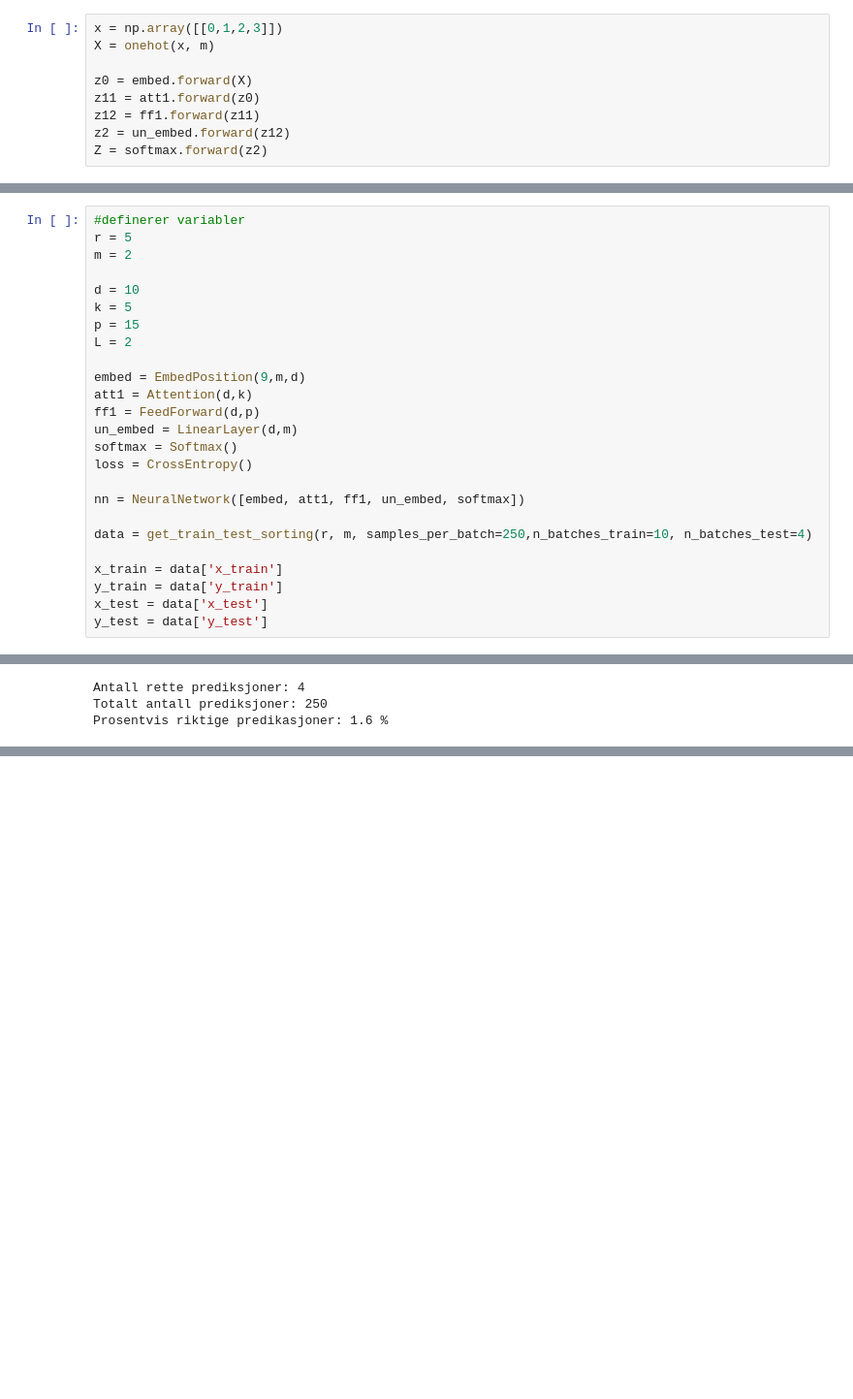
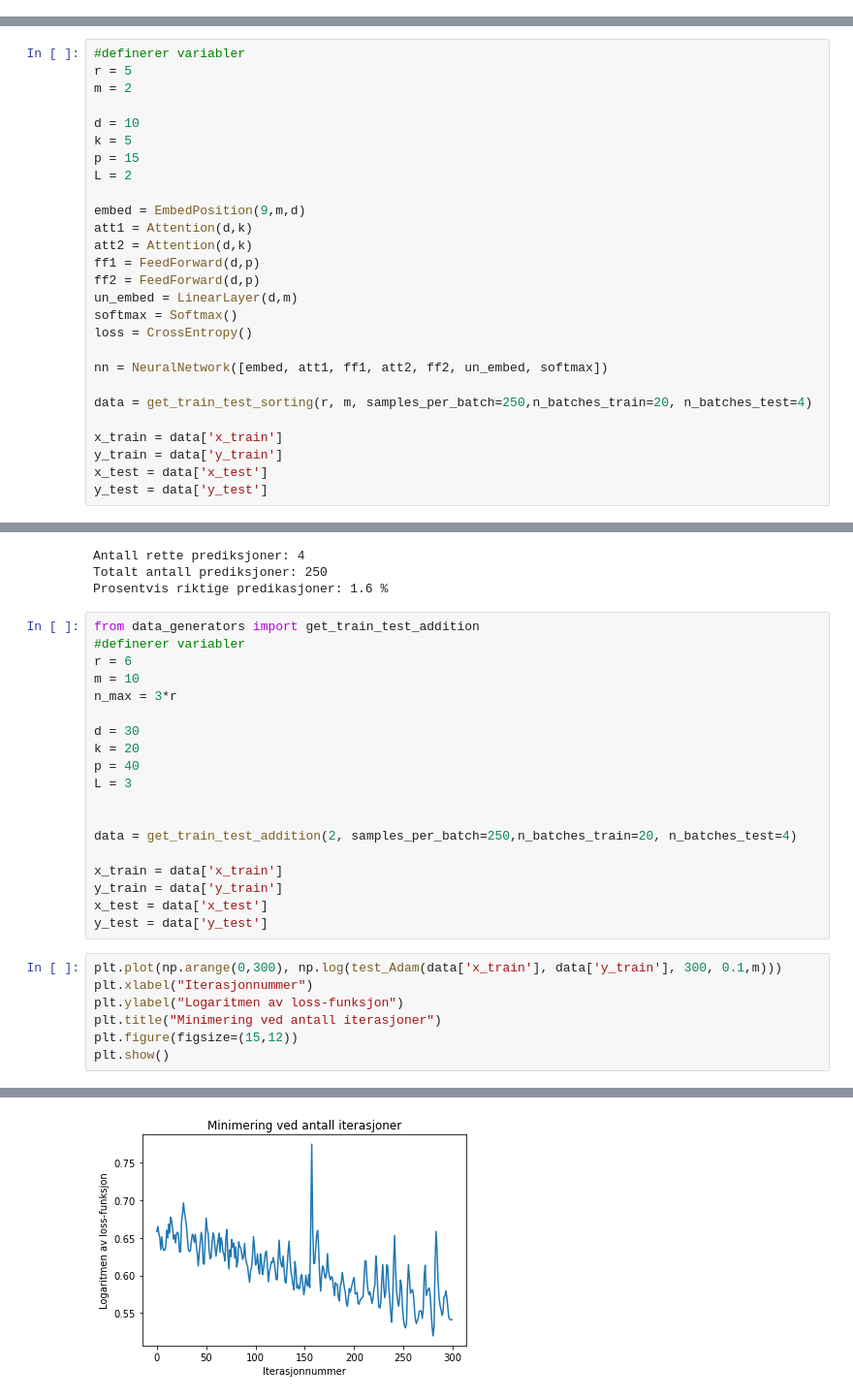
Before and after one commit to Namreh/TMA4320-Prosjekt-2, a Jupyter notebook: Prosjekt.ipynb, the cells around one changed output, grey strips where cells are left out. Shown at 97% size. Cells and saved outputs as stored; diff of their text form; blank space fills up the shorter version.

```diff
--- a/Prosjekt.ipynb
+++ b/Prosjekt.ipynb
@@ -18,12 +18,3 @@ from data_generators import get_train_test_sorting
 import matplotlib.pyplot as plt
 # %% [markdown]
 For å teste om lagene vi har implementert fungerer, kan vi manuelt kjøre gjennom algoritmen. Vi starter med å initalisere lagene til det nevrale nettverk.
-# %%
-x = np.array([[0,1,2,3]])
-X = onehot(x, m)
-
-z0 = embed.forward(X)
-z11 = att1.forward(z0)
-z12 = ff1.forward(z11)
-z2 = un_embed.forward(z12)
-Z = softmax.forward(z2)
@@ -64,14 +32,16 @@ L = 2
 
 embed = EmbedPosition(9,m,d)
 att1 = Attention(d,k)
+att2 = Attention(d,k)
 ff1 = FeedForward(d,p)
+ff2 = FeedForward(d,p)
 un_embed = LinearLayer(d,m)
 softmax = Softmax()
 loss = CrossEntropy()
 
-nn = NeuralNetwork([embed, att1, ff1, un_embed, softmax])
+nn = NeuralNetwork([embed, att1, ff1, att2, ff2, un_embed, softmax])
 
-data = get_train_test_sorting(r, m, samples_per_batch=250,n_batches_train=10, n_batches_test=4)
+data = get_train_test_sorting(r, m, samples_per_batch=250,n_batches_train=20, n_batches_test=4)
 
 x_train = data['x_train']
 y_train = data['y_train']
@@ -236,3 +190,30 @@ print("Prosentvis riktige predikasjoner:", (correct_predictions/y_pred.shape[1])
 Antall rette prediksjoner: 4
 Totalt antall prediksjoner: 250
 Prosentvis riktige predikasjoner: 1.6 %
+# %%
+from data_generators import get_train_test_addition
+#definerer variabler
+r = 6
+m = 10
+n_max = 3*r
+
+d = 30
+k = 20
+p = 40
+L = 3
+
+
+data = get_train_test_addition(2, samples_per_batch=250,n_batches_train=20, n_batches_test=4)
+
+x_train = data['x_train']
+y_train = data['y_train']
+x_test = data['x_test']
+y_test = data['y_test']
+# %%
+plt.plot(np.arange(0,300), np.log(test_Adam(data['x_train'], data['y_train'], 300, 0.1,m)))
+plt.xlabel("Iterasjonnummer")
+plt.ylabel("Logaritmen av loss-funksjon")
+plt.title("Minimering ved antall iterasjoner")
+plt.figure(figsize=(15,12))
+plt.show()
+# %% [output]
@@ -238,0 +237 @@ Prosentvis riktige predikasjoner: 1.6 %
+[figure, added]
```
Also changed, not shown: parts of 6 cells of this notebook, 1 other file.
